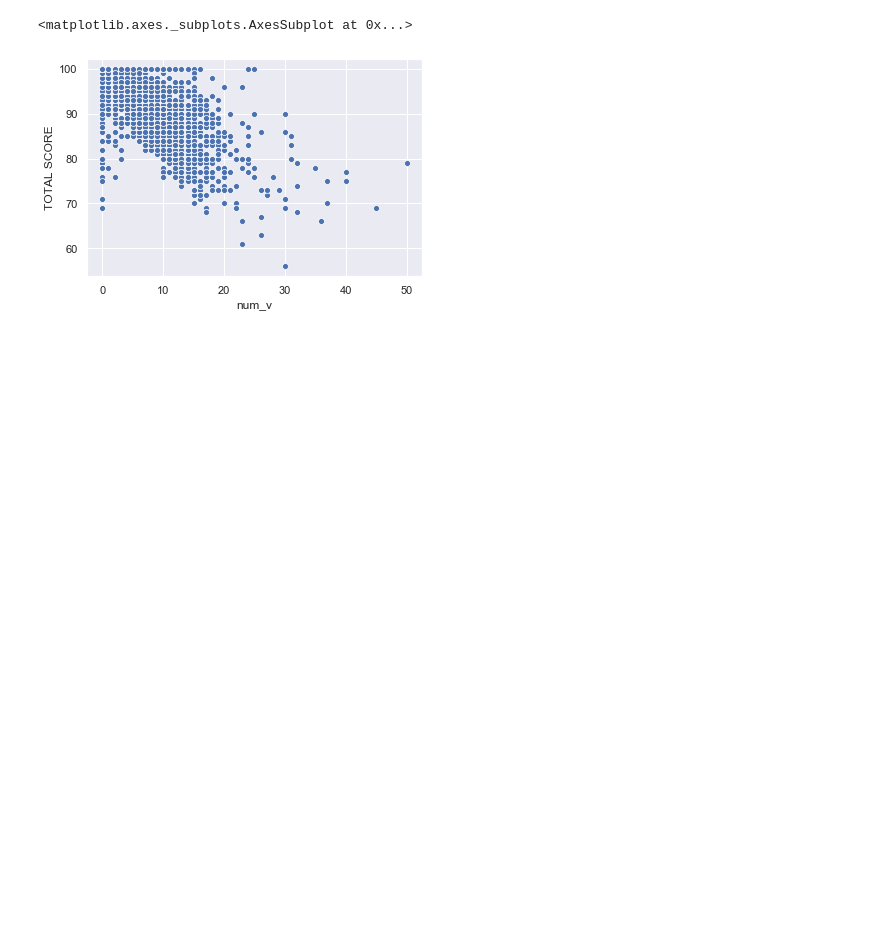
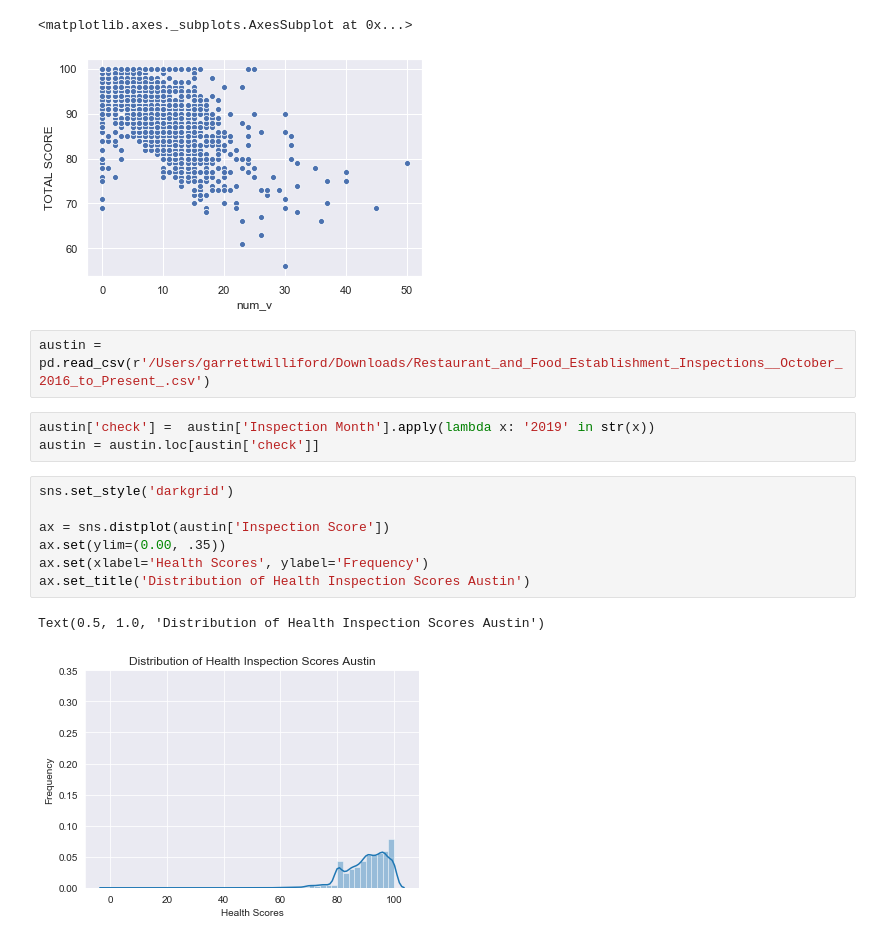
Before and after one commit to CodeBound-Annihilators/yelpproject, a Jupyter notebook: 5_exploration.ipynb, the cells around one changed output. Saved outputs shown, nothing was run; the diff lists cells and outputs as text; blank space fills up the shorter version.

```diff
--- a/5_exploration.ipynb
+++ b/5_exploration.ipynb
@@ -614,3 +613,18 @@ sns.scatterplot(data = health, x = 'num_v', y = 'TOTAL SCORE')
 # %% [output]
 <matplotlib.axes._subplots.AxesSubplot at 0x...>
 [figure]
+# %%
+austin = pd.read_csv(r'/Users/garrettwilliford/Downloads/Restaurant_and_Food_Establishment_Inspections__October_2016_to_Present_.csv')
+# %%
+austin['check'] =  austin['Inspection Month'].apply(lambda x: '2019' in str(x))
+austin = austin.loc[austin['check']]
+# %%
+sns.set_style('darkgrid')
+
+ax = sns.distplot(austin['Inspection Score'])
+ax.set(ylim=(0.00, .35))
+ax.set(xlabel='Health Scores', ylabel='Frequency')
+ax.set_title('Distribution of Health Inspection Scores Austin')
+# %% [output]
+Text(0.5, 1.0, 'Distribution of Health Inspection Scores Austin')
+[figure, added]
```
Also changed, not shown: parts of 2 cells of this notebook.
